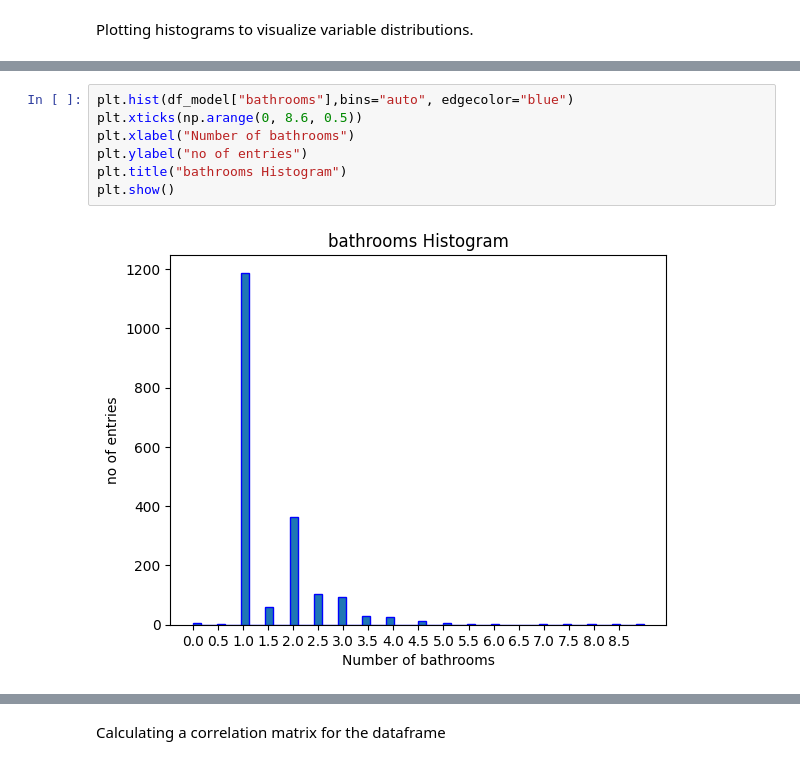
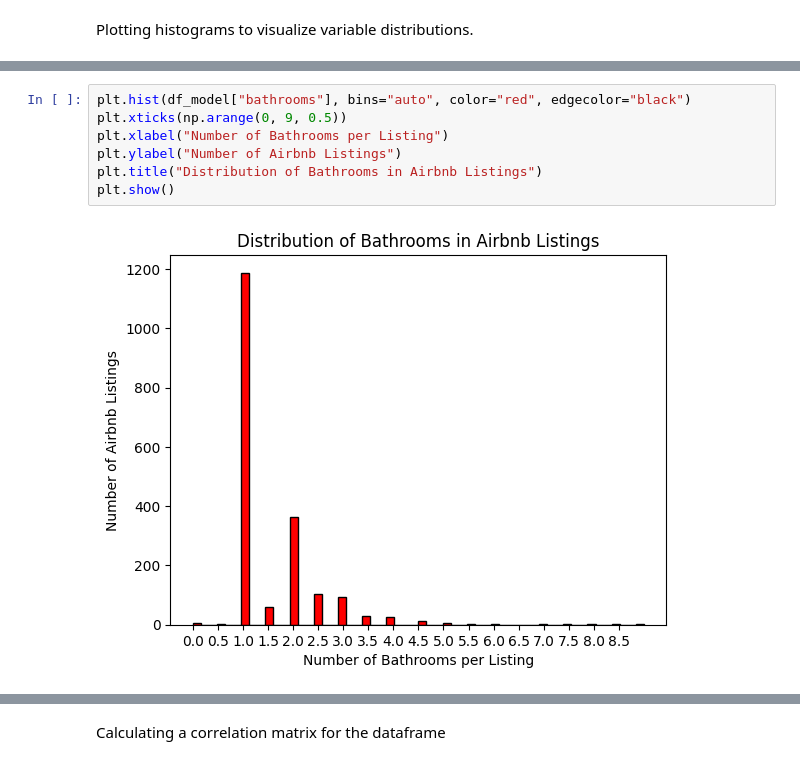
Before and after one commit to Vineet-Reddy-Saddi/Linear-Regression-Model, a Jupyter notebook: Assignment_1.ipynb, the cells around one changed output, grey strips where cells are left out. Saved outputs shown, nothing was run; the diff lists cells and outputs as text.

```diff
--- a/Assignment_1.ipynb
+++ b/Assignment_1.ipynb
@@ -316,10 +316,10 @@ plt.show()
 # %%
-plt.hist(df_model["bathrooms"],bins="auto", edgecolor="blue")
-plt.xticks(np.arange(0, 8.6, 0.5))
-plt.xlabel("Number of bathrooms")
-plt.ylabel("no of entries")
-plt.title("bathrooms Histogram")
+plt.hist(df_model["bathrooms"], bins="auto", color="red", edgecolor="black")
+plt.xticks(np.arange(0, 9, 0.5))
+plt.xlabel("Number of Bathrooms per Listing")
+plt.ylabel("Number of Airbnb Listings")
+plt.title("Distribution of Bathrooms in Airbnb Listings")
 plt.show()
 # %% [output]
-[figure, old version]
+[figure, new version]
 # %%
```
Also changed, not shown: parts of 6 cells of this notebook.
